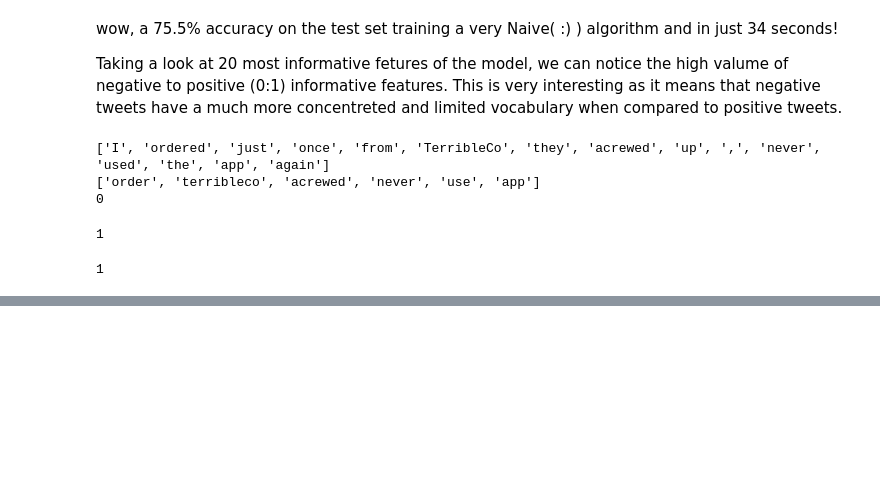
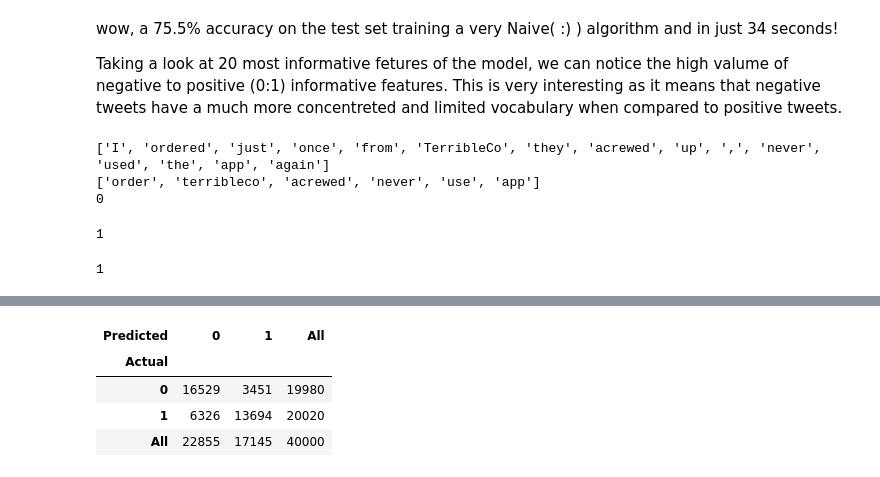
Before and after one commit to srv-sh/TwitterSentimentAnalysis, a Jupyter notebook: SentimentClassificarion.ipynb, the cells around one changed output, grey strips where cells are left out. Drawn from its saved outputs; the diff is of its cells as text; code cells hidden in the pictures; blank space fills up the shorter version.

```diff
--- a/SentimentClassificarion.ipynb
+++ b/SentimentClassificarion.ipynb
@@ -429,0 +506,13 @@ print(classifier.classify(dict([token, True] for token in custom_tokens)))
+# %%
+# Creating a confusion matrix (this spacific confusion matrix function accepts numpy arrays rather than python lists)
+
+probs = [classifier.classify(test_data[i][0]) for i in range(len(test_data))]
+y = np.asarray(y)
+probs = np.asarray(probs)
+pd.crosstab(y, probs , rownames= [ 'Actual'], colnames = ['Predicted'],margins =True)
+# %% [output]
+| Predicted | 0 | 1 | All |
+| Actual |  |  |  |
+| 0 | 16529 | 3451 | 19980 |
+| 1 | 6326 | 13694 | 20020 |
+| All | 22855 | 17145 | 40000 |
```
Also changed, not shown: parts of 19 cells of this notebook.
